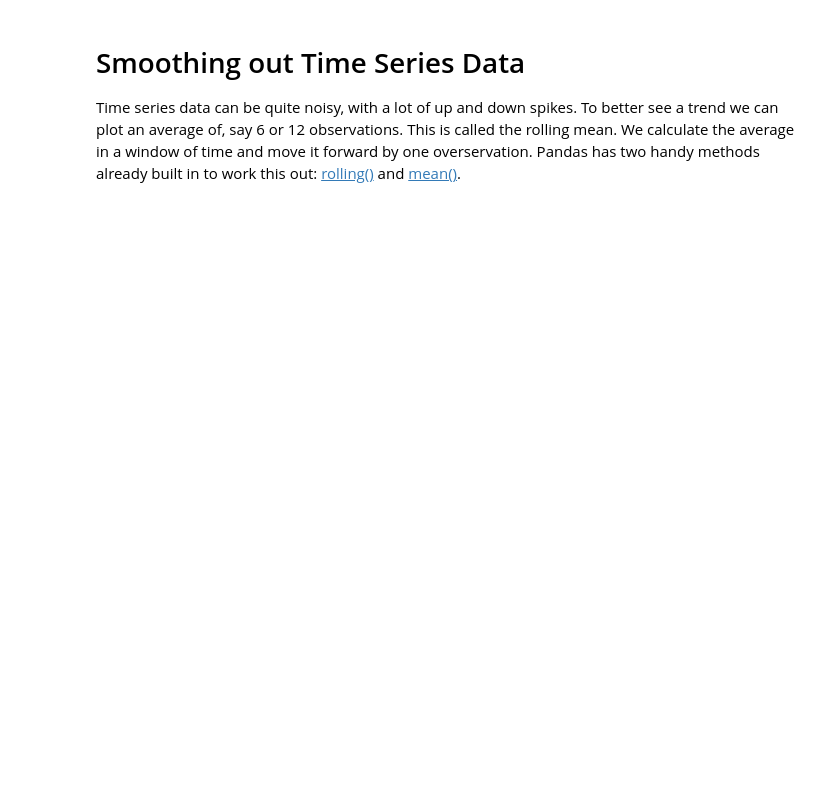
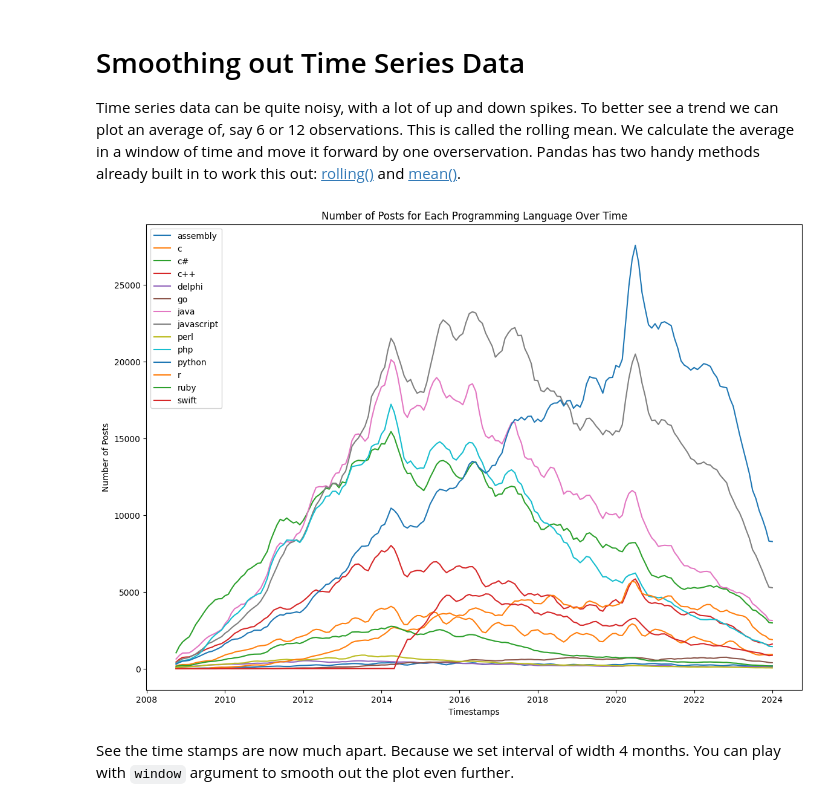
Before and after one commit to M-Awwab-Khan/popularity-of-programming-languages, a Jupyter notebook: Programming_Languages_(start).ipynb, the cells around one changed output. Saved outputs shown, nothing was run; the diff lists cells and outputs as text; code cells hidden in the pictures; blank space fills up the shorter version.

```diff
--- a/Programming_Languages_(start).ipynb
+++ b/Programming_Languages_(start).ipynb
@@ -208,3 +256,30 @@ reshaped_df.head()
 # Smoothing out Time Series Data
 
 Time series data can be quite noisy, with a lot of up and down spikes. To better see a trend we can plot an average of, say 6 or 12 observations. This is called the rolling mean. We calculate the average in a window of time and move it forward by one overservation. Pandas has two handy methods already built in to work this out: [rolling()](https://pandas.pydata.org/pandas-docs/stable/reference/api/pandas.DataFrame.rolling.html) and [mean()](https://pandas.pydata.org/pandas-docs/stable/reference/api/pandas.core.window.rolling.Rolling.mean.html).
+# %%
+# Extract the list of programming languages
+languages = reshaped_df.columns.tolist()
+rolled_df = reshaped_df.rolling(window=4).mean()
+# Set the figure size
+plt.figure(figsize=(14,10))
+
+# Plot each programming language on a separate line with different colors
+for language in languages:
+    plt.plot(rolled_df.index, rolled_df[language], label=language)
+
+# Add legend to the plot
+plt.legend()
+
+# Set labels for x and y axes
+plt.xlabel('Timestamps')
+plt.ylabel('Number of Posts')
+
+# Set a title for the plot
+plt.title('Number of Posts for Each Programming Language Over Time')
+
+# Show the plot
+plt.show()
+# %% [output]
+[figure, added]
+# %% [markdown]
+See the time stamps are now much apart. Because we set interval of width 4 months. You can play with `window` argument to smooth out the plot even further.
```
Also changed, not shown: parts of 8 cells of this notebook.
